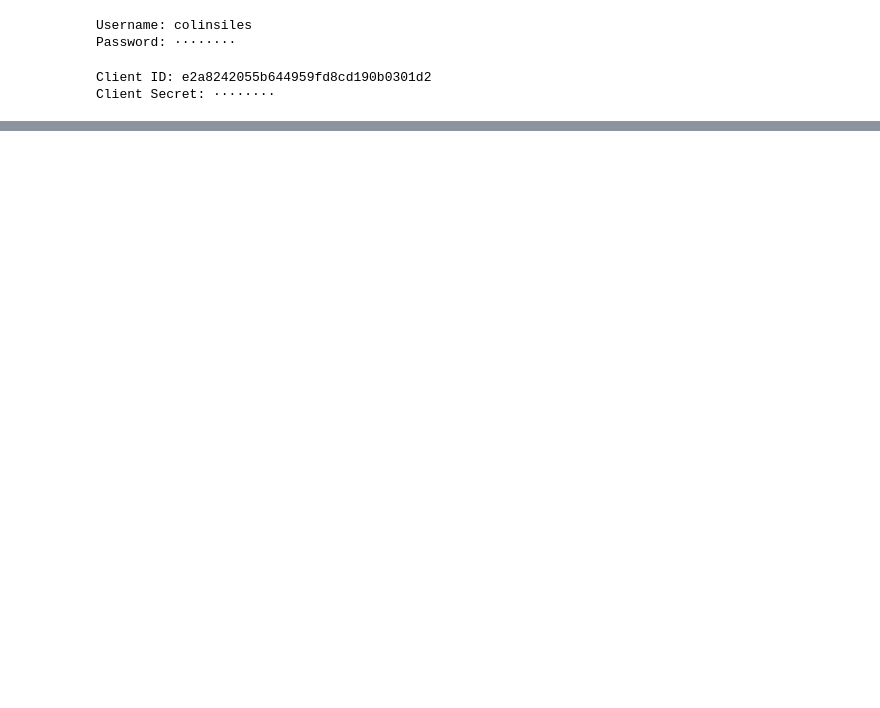
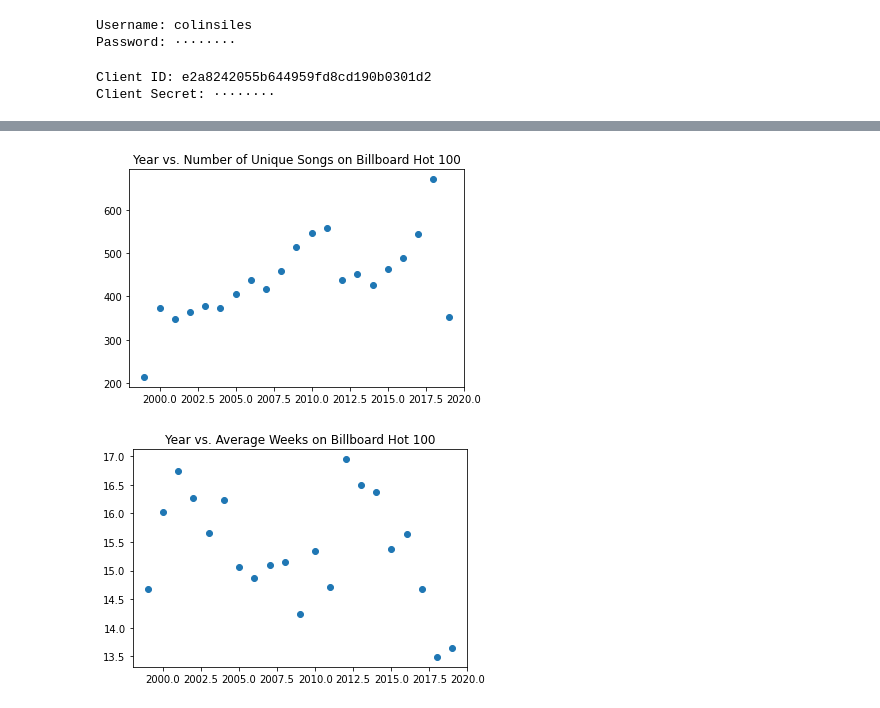
Before and after one commit to cadecrandall/csci403-project, a Jupyter notebook: colin_notebook.ipynb, the cells around one changed output, grey strips where cells are left out. Cells and saved outputs as stored; diff of their text form; code cells hidden in the pictures; blank space fills up the shorter version.

Commit message:
More visualizations

```diff
--- a/colin_notebook.ipynb
+++ b/colin_notebook.ipynb
@@ -271,0 +272,17 @@ print('Green is Grammy')
+# %%
+# Number of weeks that songs stay on the billboard 100, and number of tracks that reach it
+# We select the last date the song was on the chart for that year to determine weeks on chart statistics
+song_patterns = pd.read_sql_query('WITH cte AS \
+(SELECT *, ROW_NUMBER() OVER(PARTITION BY name, artists, year ORDER BY week DESC) \
+FROM (SELECT bb.index, bb.name AS name, EXTRACT(YEAR FROM bb.week) AS year, bb.artists, peak_position, weekly_rank, weeks_on_chart, week FROM billboard_hot_100 AS bb) AS something) \
+SELECT year, COUNT(*), AVG(weeks_on_chart) FROM cte WHERE row_number=1 GROUP BY year ORDER BY year;', dburi)
+# %%
+plt.plot(range(1999, 2020), song_patterns['count'], 'o')
+plt.title('Year vs. Number of Unique Songs on Billboard Hot 100')
+plt.show()
+plt.plot(range(1999, 2020), song_patterns['avg'], 'o')
+plt.title('Year vs. Average Weeks on Billboard Hot 100')
+plt.show()
+# %% [output]
+[figure, added]
+[figure, added]
```
Also changed, not shown: parts of 5 cells of this notebook.
